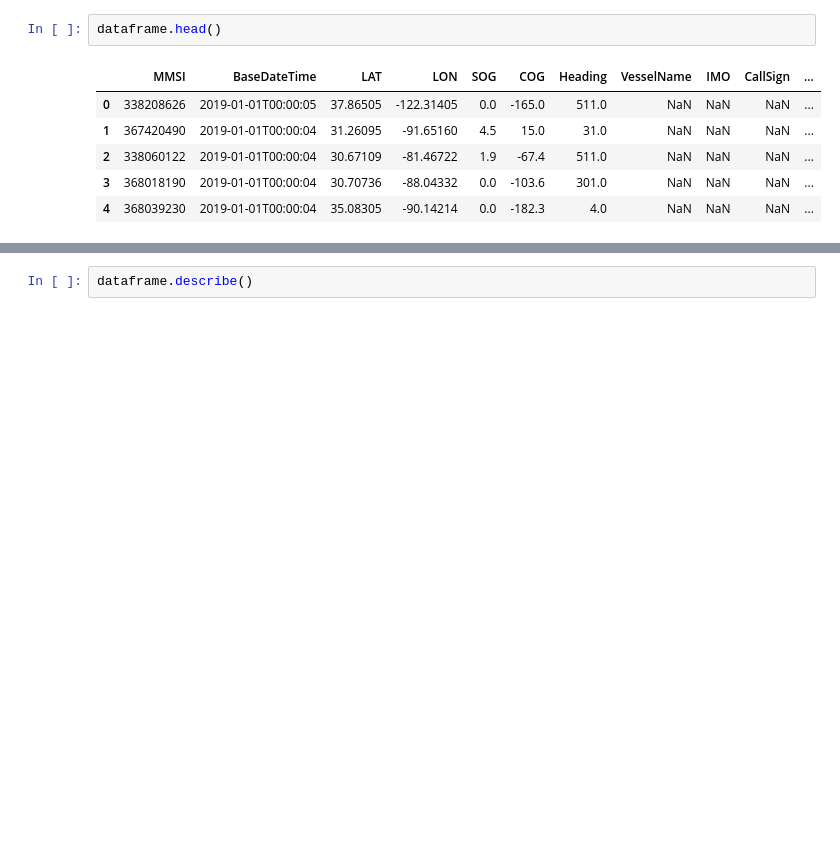
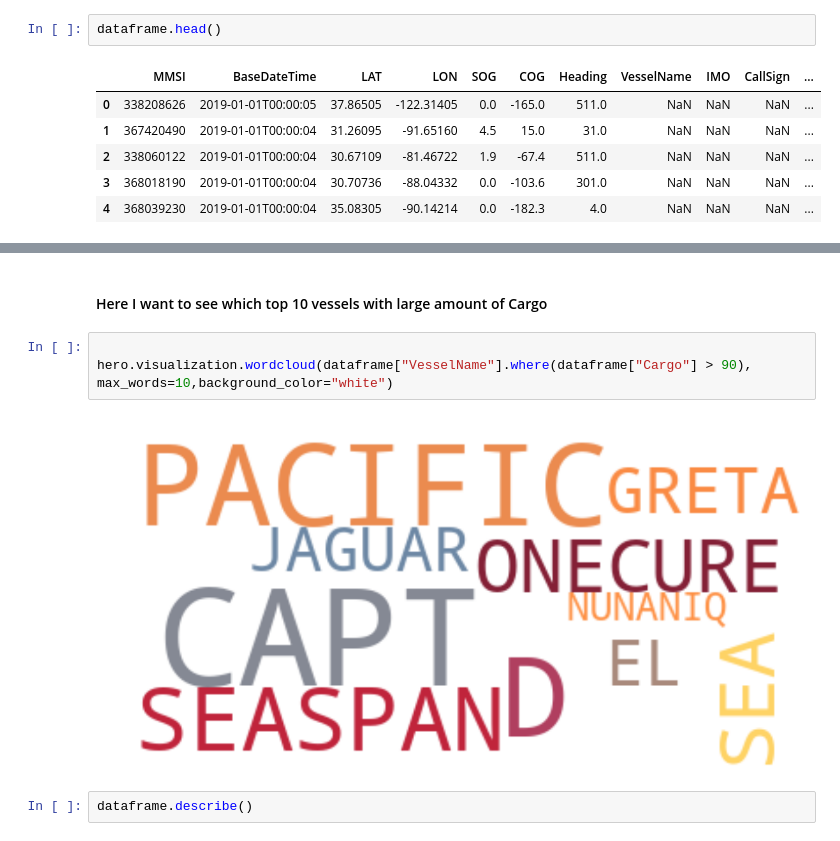
Before and after one commit to Tsegazab-Tesfay/Ship_Operation, a Jupyter notebook: SDIR.ipynb, the cells around one changed output, grey strips where cells are left out. Saved outputs shown, nothing was run; the diff lists cells and outputs as text; blank space fills up the shorter version.

```diff
--- a/SDIR.ipynb
+++ b/SDIR.ipynb
@@ -40,3 +51,10 @@ dataframe.head()
+# %% [markdown]
+#### Here I want to see which top 10 vessels with large amount of Cargo
+# %%
+
+hero.visualization.wordcloud(dataframe["VesselName"].where(dataframe["Cargo"] > 90), max_words=10,background_color="white")
+# %% [output]
+[figure, added]
 # %%
 dataframe.describe()
 # %% [output]
```
Also changed, not shown: parts of 9 cells of this notebook.
